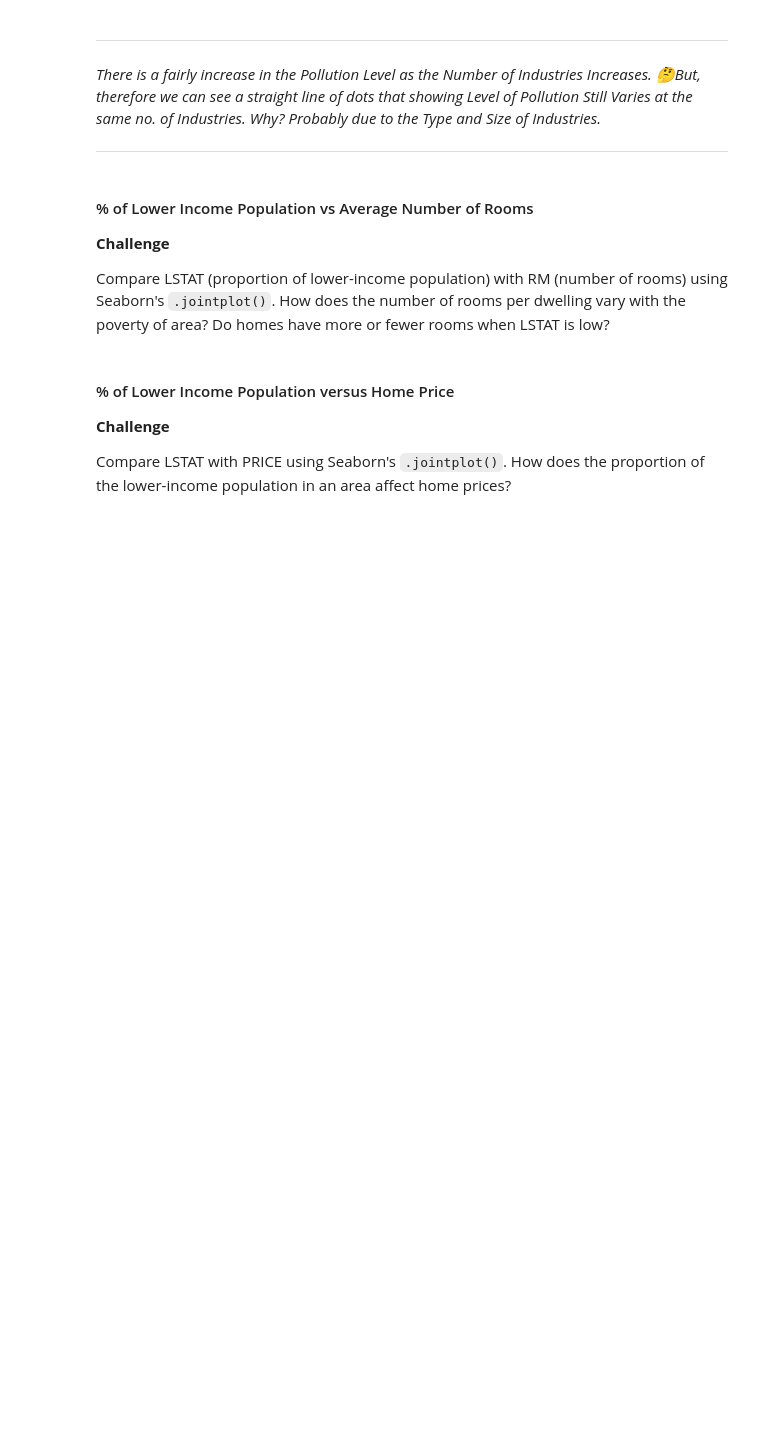
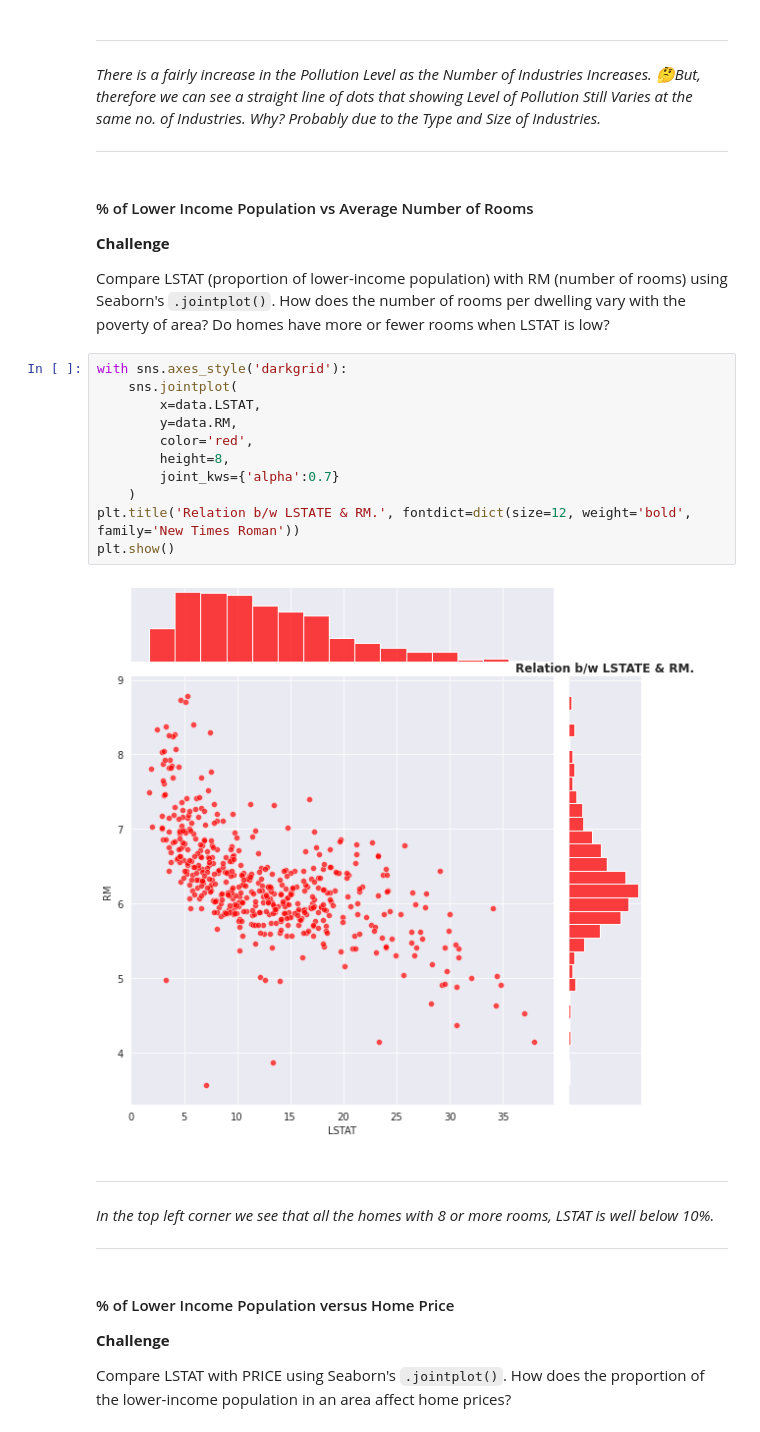
Before and after one commit to DarkDk123/House-valuation-model, a Jupyter notebook: Multivariable_Regression_and_Valuation_Model_(start).ipynb, the cells around one changed output. Drawn from its saved outputs; the diff is of its cells as text; blank space fills up the shorter version.

Commit message:
Relation b/w LSTAT & RM.

```diff
--- a/Multivariable_Regression_and_Valuation_Model_(start).ipynb
+++ b/Multivariable_Regression_and_Valuation_Model_(start).ipynb
@@ -479,6 +479,26 @@ There is a fairly increase in the Pollution Level as the Number of Industries In
 **Challenge**
 
 Compare LSTAT (proportion of lower-income population) with RM (number of rooms) using Seaborn's `.jointplot()`. How does the number of rooms per dwelling vary with the poverty of area? Do homes have more or fewer rooms when LSTAT is low?
+# %%
+with sns.axes_style('darkgrid'):
+    sns.jointplot(
+        x=data.LSTAT,
+        y=data.RM,
+        color='red',
+        height=8,
+        joint_kws={'alpha':0.7}
+    )
+plt.title('Relation b/w LSTATE & RM.', fontdict=dict(size=12, weight='bold', family='New Times Roman'))
+plt.show()
+# %% [output]
+[figure, added]
+# %% [markdown]
+***
+<em>
+In the top left corner we see that all the homes with 8 or more rooms, LSTAT is well below 10%.
+</em>
+
+***
 # %% [markdown]
 #### % of Lower Income Population versus Home Price
 
```
